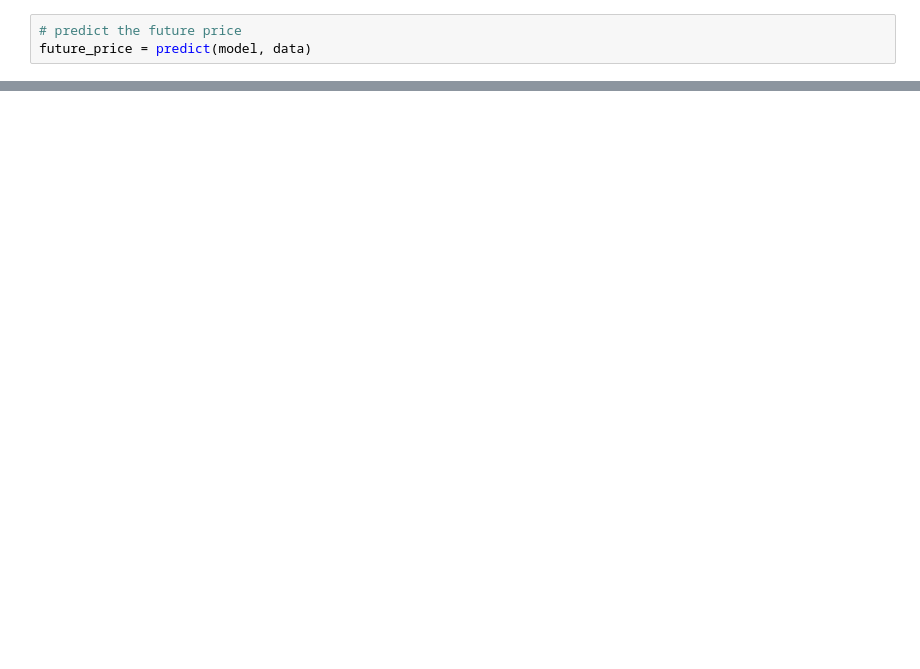
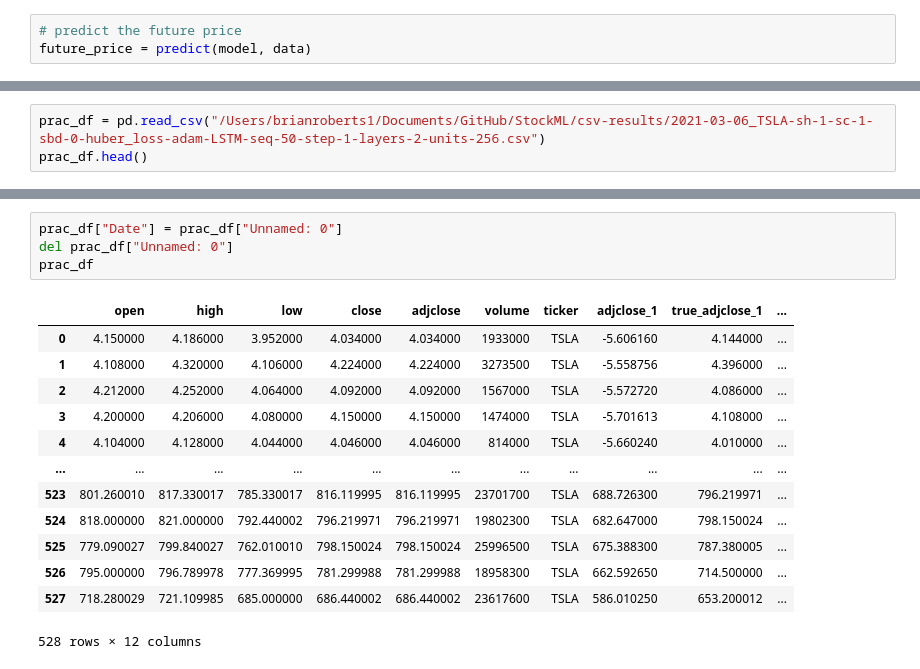
Before and after one commit to spennington1394/StockML, a Jupyter notebook: Stock Test.ipynb, the cells around one changed output, grey strips where cells are left out. Saved outputs shown, nothing was run; the diff lists cells and outputs as text; blank space fills up the shorter version.

```diff
--- a/Stock Test.ipynb
+++ b/Stock Test.ipynb
@@ -395,0 +382,3 @@ final_df.to_csv(csv_filename)
+# %%
+prac_df = pd.read_csv("/Users/brianroberts1/Documents/GitHub/StockML/csv-results/2021-03-06_TSLA-sh-1-sc-1-sbd-0-huber_loss-adam-LSTM-seq-50-step-1-layers-2-units-256.csv")
+prac_df.head()
@@ -395,0 +392,18 @@ final_df.to_csv(csv_filename)
+# %%
+prac_df["Date"] = prac_df["Unnamed: 0"]
+del prac_df["Unnamed: 0"]
+prac_df
+# %% [output]
+|  | open | high | low | close | adjclose | volume | ticker | adjclose_1 | true_adjclose_1 | ... |
+| 0 | 4.150000 | 4.186000 | 3.952000 | 4.034000 | 4.034000 | 1933000 | TSLA | -5.606160 | 4.144000 | ... |
+| 1 | 4.108000 | 4.320000 | 4.106000 | 4.224000 | 4.224000 | 3273500 | TSLA | -5.558756 | 4.396000 | ... |
+| 2 | 4.212000 | 4.252000 | 4.064000 | 4.092000 | 4.092000 | 1567000 | TSLA | -5.572720 | 4.086000 | ... |
+| 3 | 4.200000 | 4.206000 | 4.080000 | 4.150000 | 4.150000 | 1474000 | TSLA | -5.701613 | 4.108000 | ... |
+| 4 | 4.104000 | 4.128000 | 4.044000 | 4.046000 | 4.046000 | 814000 | TSLA | -5.660240 | 4.010000 | ... |
+| ... | ... | ... | ... | ... | ... | ... | ... | ... | ... | ... |
+| 523 | 801.260010 | 817.330017 | 785.330017 | 816.119995 | 816.119995 | 23701700 | TSLA | 688.726300 | 796.219971 | ... |
+| 524 | 818.000000 | 821.000000 | 792.440002 | 796.219971 | 796.219971 | 19802300 | TSLA | 682.647000 | 798.150024 | ... |
+| 525 | 779.090027 | 799.840027 | 762.010010 | 798.150024 | 798.150024 | 25996500 | TSLA | 675.388300 | 787.380005 | ... |
+| 526 | 795.000000 | 796.789978 | 777.369995 | 781.299988 | 781.299988 | 18958300 | TSLA | 662.592650 | 714.500000 | ... |
+| 527 | 718.280029 | 721.109985 | 685.000000 | 686.440002 | 686.440002 | 23617600 | TSLA | 586.010250 | 653.200012 | ... |
+528 rows × 12 columns
```
Also changed, not shown: parts of 20 cells of this notebook, 16 other files.
